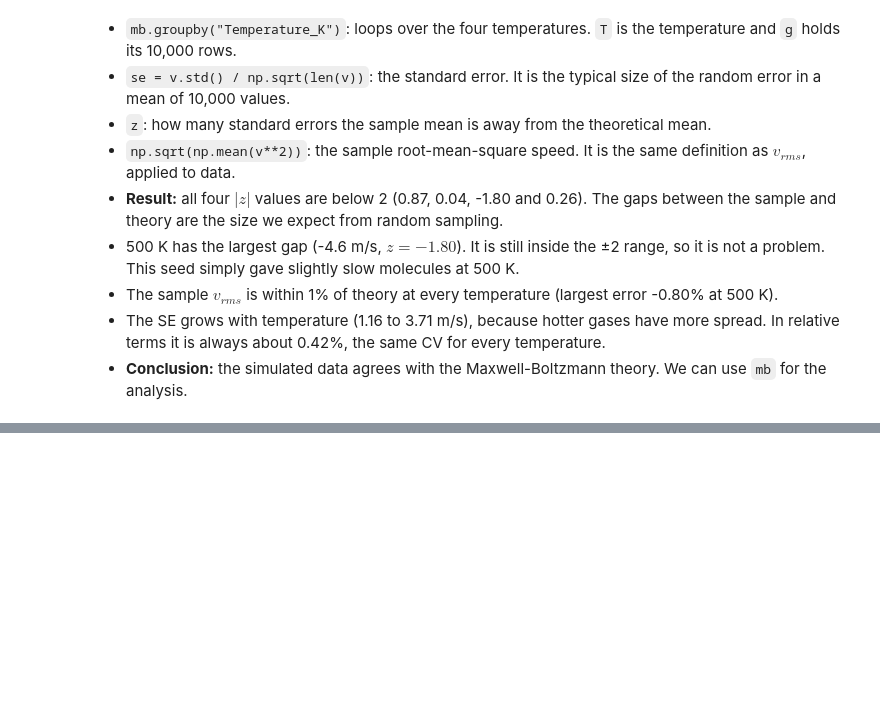
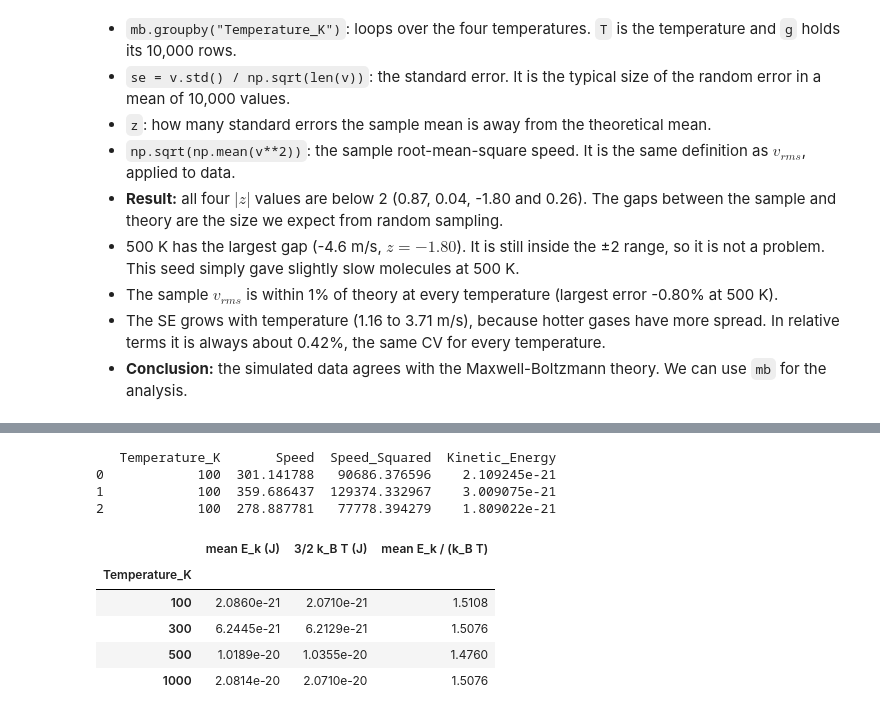
Before and after one commit to 2026023DataAnalysis/Strategy_thinking, a Jupyter notebook: Fluid Data Analytic.ipynb, the cells around one changed output, grey strips where cells are left out. Cells and saved outputs as stored; diff of their text form; code cells hidden in the pictures; blank space fills up the shorter version.

```diff
--- a/Fluid Data Analytic.ipynb
+++ b/Fluid Data Analytic.ipynb
@@ -395,0 +424,21 @@ pd.DataFrame(rows).set_index("T (K)").round(2)
+# %%
+mb["Speed_Squared"] = mb["Speed"] ** 2                          # m^2/s^2
+mb["Kinetic_Energy"] = 0.5 * M_MOLECULE * mb["Speed_Squared"]   # J
+
+energy = mb.groupby("Temperature_K")["Kinetic_Energy"].mean().to_frame("mean E_k (J)")
+energy["3/2 k_B T (J)"] = 1.5 * K_B * energy.index
+energy["mean E_k / (k_B T)"] = energy["mean E_k (J)"] / (K_B * energy.index)
+
+print(mb.head(3), "\n")
+energy.style.format({"mean E_k (J)": "{:.4e}", "3/2 k_B T (J)": "{:.4e}", "mean E_k / (k_B T)": "{:.4f}"})
+# %% [output]
+   Temperature_K       Speed  Speed_Squared  Kinetic_Energy
+0            100  301.141788   90686.376596    2.109245e-21
+1            100  359.686437  129374.332967    3.009075e-21
+2            100  278.887781   77778.394279    1.809022e-21
+|  | mean E_k (J) | 3/2 k_B T (J) | mean E_k / (k_B T) |
+| Temperature_K |  |  |  |
+| 100 | 2.0860e-21 | 2.0710e-21 | 1.5108 |
+| 300 | 6.2445e-21 | 6.2129e-21 | 1.5076 |
+| 500 | 1.0189e-20 | 1.0355e-20 | 1.4760 |
+| 1000 | 2.0814e-20 | 2.0710e-20 | 1.5076 |
```
Also changed, not shown: parts of 17 cells of this notebook, 2 other files.
